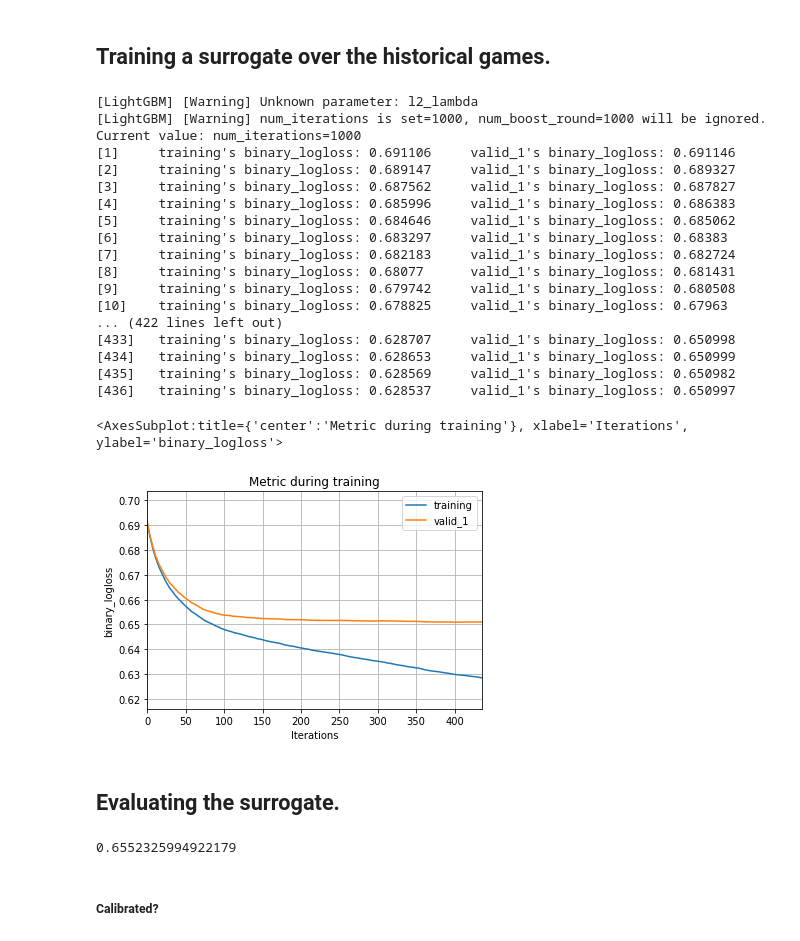
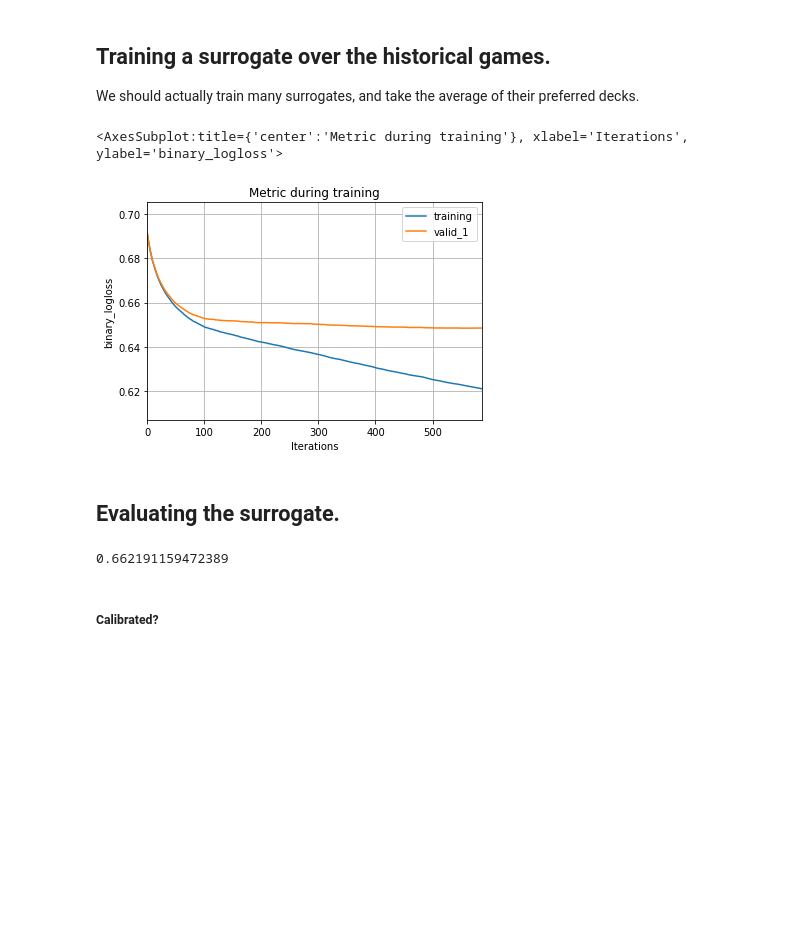
Before and after one commit to allswellthatsmaxwell/lesswrong_games, a Jupyter notebook: py/mtg.ipynb, the cells around one changed output. Drawn from its saved outputs; the diff is of its cells as text; code cells hidden in the pictures; blank space fills up the shorter version.

Commit message:
saved scores to disk; seeded splits and model

```diff
--- a/py/mtg.ipynb
+++ b/py/mtg.ipynb
@@ -12,37 +13,32 @@ from importlib import reload
 reload(mtg);
+# %%
+MODEL_SAVE_FPATH = '../cache/march292022.bst'
 # %%
 past_games = mtg.PastGames()
 # %% [markdown]
 ## Training a surrogate over the historical games.
+We should actually train many surrogates, and take the average of their preferred decks.
 # %%
-lgb_params = {'objective': 'binary', 'num_leaves': 32, 'l2_lambda': 0.3, 'max_depth': -1}
+try:
+    with open(MODEL_SAVE_FPATH, 'rb') as f:
+        model = pkl.load(f)
+except FileNotFoundError:
+    lgb_params = {'objective': 'binary', 'num_leaves': 32,
+                  'l2_lambda': 0.3, 'max_depth': -1}
+    model = lgb.LGBMClassifier(**lgb_params, num_boost_round=1000,
+                               random_state=12)
+    trn, val = past_games.dsets.sets['trn'], past_games.dsets.sets['val']
+    model.fit(**past_games.dsets.sets['trn'],
+              eval_set=[(trn['X'], trn['y']), (val['X'], val['y'])],
+              early_stopping_rounds=30)
+    with open(MODEL_SAVE_FPATH, 'wb') as f:
+       pkl.dump(model, f)
 
-model = lgb.LGBMClassifier(**lgb_params, num_boost_round=1000)
-trn, val = past_games.dsets.sets['trn'], past_games.dsets.sets['val']
-model.fit(**past_games.dsets.sets['trn'], eval_set=[(trn['X'], trn['y']), (val['X'], val['y'])],
-          early_stopping_rounds=30)
 pos_idx = np.argmax(model.classes_)
 lgb.plot_metric(model)
 # %% [output]
-[LightGBM] [Warning] Unknown parameter: l2_lambda
-[LightGBM] [Warning] num_iterations is set=1000, num_boost_round=1000 will be ignored. Current value: num_iterations=1000
-[1]     training's binary_logloss: 0.691106     valid_1's binary_logloss: 0.691146
-[2]     training's binary_logloss: 0.689147     valid_1's binary_logloss: 0.689327
-[3]     training's binary_logloss: 0.687562     valid_1's binary_logloss: 0.687827
-[4]     training's binary_logloss: 0.685996     valid_1's binary_logloss: 0.686383
-[5]     training's binary_logloss: 0.684646     valid_1's binary_logloss: 0.685062
-[6]     training's binary_logloss: 0.683297     valid_1's binary_logloss: 0.68383
-[7]     training's binary_logloss: 0.682183     valid_1's binary_logloss: 0.682724
-[8]     training's binary_logloss: 0.68077      valid_1's binary_logloss: 0.681431
-[9]     training's binary_logloss: 0.679742     valid_1's binary_logloss: 0.680508
-[10]    training's binary_logloss: 0.678825     valid_1's binary_logloss: 0.67963
-... (422 lines left out)
-[433]   training's binary_logloss: 0.628707     valid_1's binary_logloss: 0.650998
-[434]   training's binary_logloss: 0.628653     valid_1's binary_logloss: 0.650999
-[435]   training's binary_logloss: 0.628569     valid_1's binary_logloss: 0.650982
-[436]   training's binary_logloss: 0.628537     valid_1's binary_logloss: 0.650997
+<AxesSubplot:title={'center':'Metric during training'}, xlabel='Iterations', ylabel='binary_logloss'>
-<AxesSubplot:title={'center':'Metric during training'}, xlabel='Iterations', ylabel='binary_logloss'>
-[figure, old version]
+[figure, new version]
 # %% [markdown]
 ## Evaluating the surrogate.
 # %%
@@ -50,7 +46,7 @@ y = past_games.dsets.sets['tst']['y']
 pred = model.predict_proba(past_games.dsets.sets['tst']['X'])[:, pos_idx]
 roc_auc_score(y_true=y, y_score=pred)
 # %% [output]
-0.6552325994922179
+0.662191159472389
 # %% [markdown]
 ##### Calibrated?
 # %%
```
Also changed, not shown: parts of 8 cells of this notebook, 1 other file.
